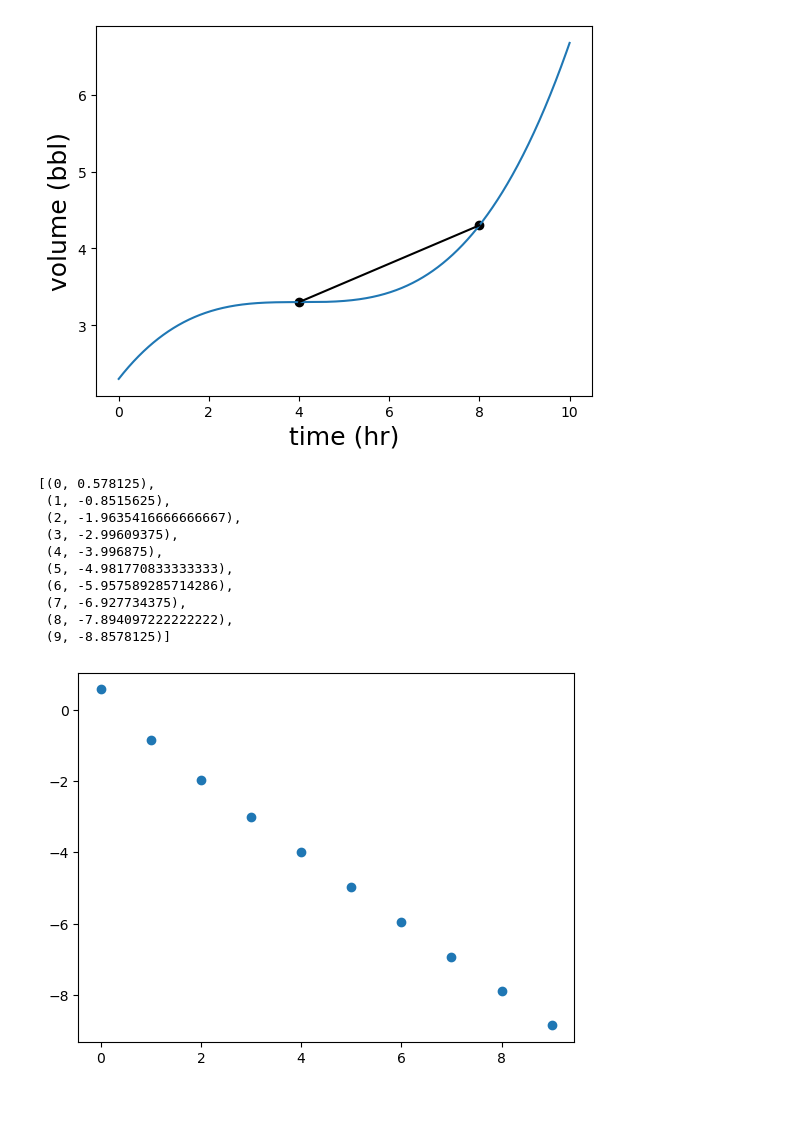
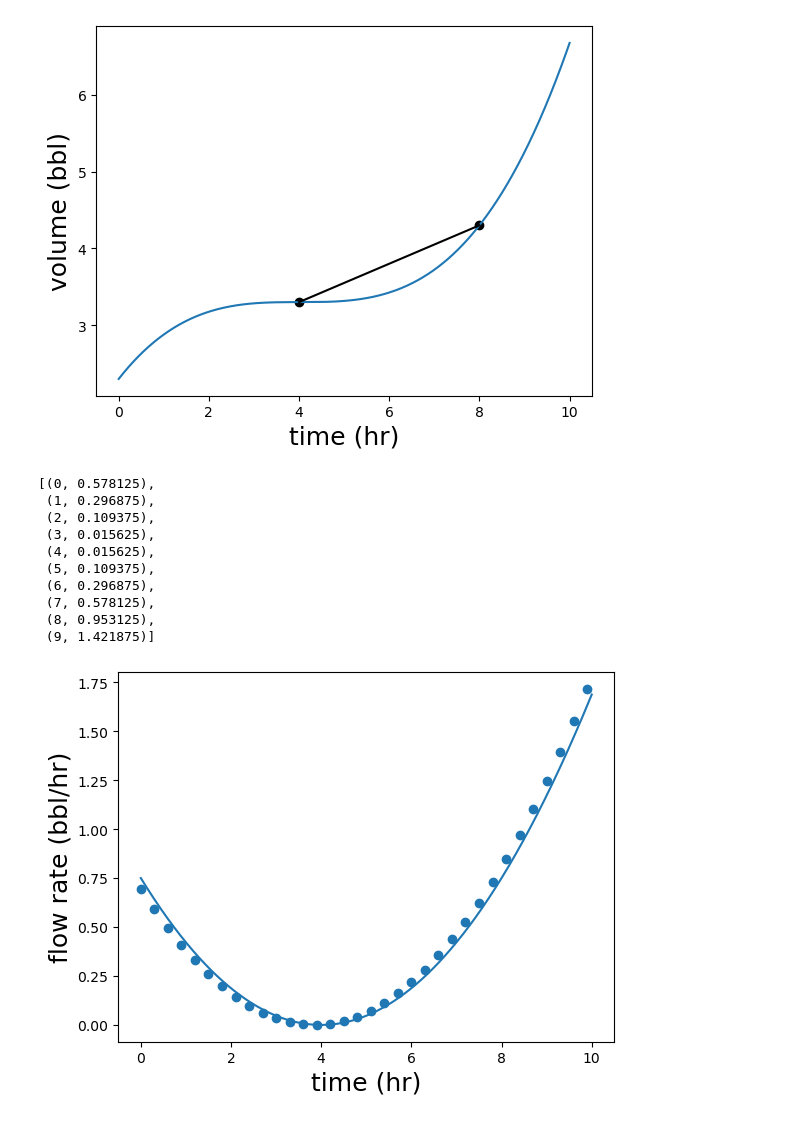
Before and after one commit to Brailor/Math-for-Programmers, a Jupyter notebook: Chapter_08/own.ipynb, the cells around one changed output. Drawn from its saved outputs; the diff is of its cells as text; code cells hidden in the pictures.

```diff
--- a/Chapter_08/own.ipynb
+++ b/Chapter_08/own.ipynb
@@ -24,10 +25,8 @@ def plot_flow_rate(f,tmin,tmax,axes=False,**kwargs):
     plot_function(f,tmin,tmax,tlabel="time (hr)", xlabel="flow rate (bbl/hr)", axes=axes, **kwargs)
 # %%
 def average_flow_rate(v, t1,t2):
-    return (v(t2) - v(t1)) / t2 - t1
+    return (v(t2) - v(t1)) / (t2 - t1)
 
-def average_flow_rate_2(v,t1,t2):
-    return (v(t2) - v(t1))/(t2 - t1)
 def volume(t):
     return (t-4)**3 / 64 + 3.3
 
@@ -57,22 +56,23 @@ interval_flow_rates(volume, 0,10,1)
 # plt.scatter(np.arange(0,10,1), interval_flow_rates(volume,0,10,1))
 # %% [output]
 [(0, 0.578125),
- (1, -0.8515625),
- (2, -1.9635416666666667),
- (3, -2.99609375),
- (4, -3.996875),
- (5, -4.981770833333333),
- (6, -5.957589285714286),
- (7, -6.927734375),
- (8, -7.894097222222222),
- (9, -8.8578125)]
+ (1, 0.296875),
+ (2, 0.109375),
+ (3, 0.015625),
+ (4, 0.015625),
+ (5, 0.109375),
+ (6, 0.296875),
+ (7, 0.578125),
+ (8, 0.953125),
+ (9, 1.421875)]
 # %%
 def plot_interval_flow_rates(volume,t1,t2,dt):
    series = interval_flow_rates(volume,t1,t2,dt)
-   times = list(map(lambda s: s[0], series))
-   rates = list(map(lambda s: s[1], series))
+   times,rates= list(zip(*series))
    plt.scatter(times,rates)
 
-plot_interval_flow_rates(volume,0,10,1)
+plot_interval_flow_rates(volume,0,10,0.3)
+plot_flow_rate(flow_rate,0,10)
+# plot_volume(volume,0,10)
 # %% [output]
-[figure, old version]
+[figure, new version]
```
Also changed, not shown: parts of 12 cells of this notebook.
